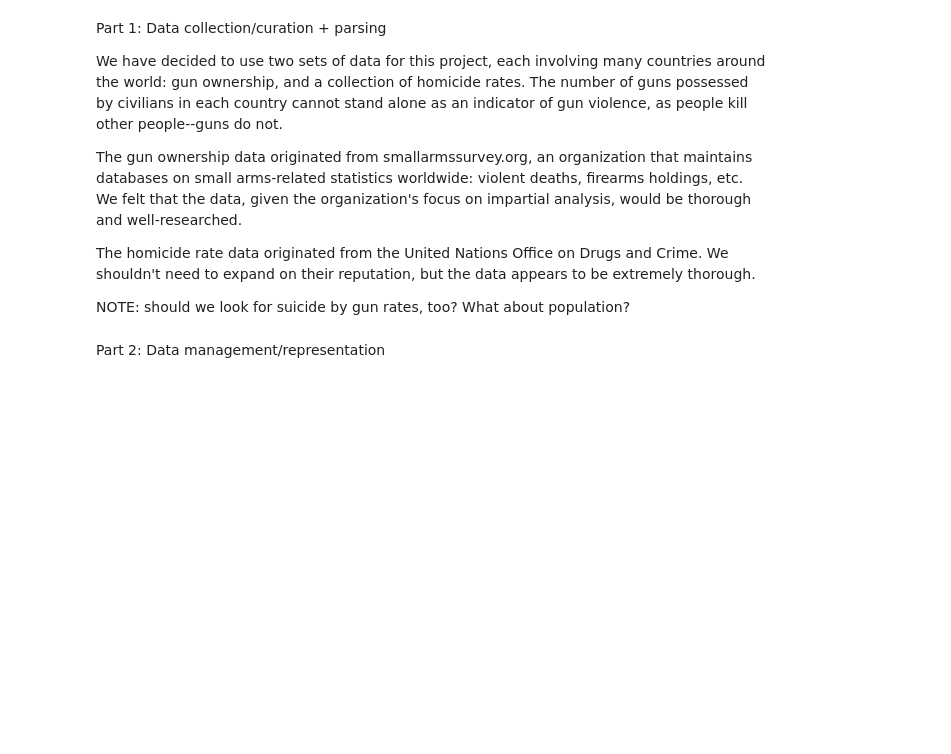
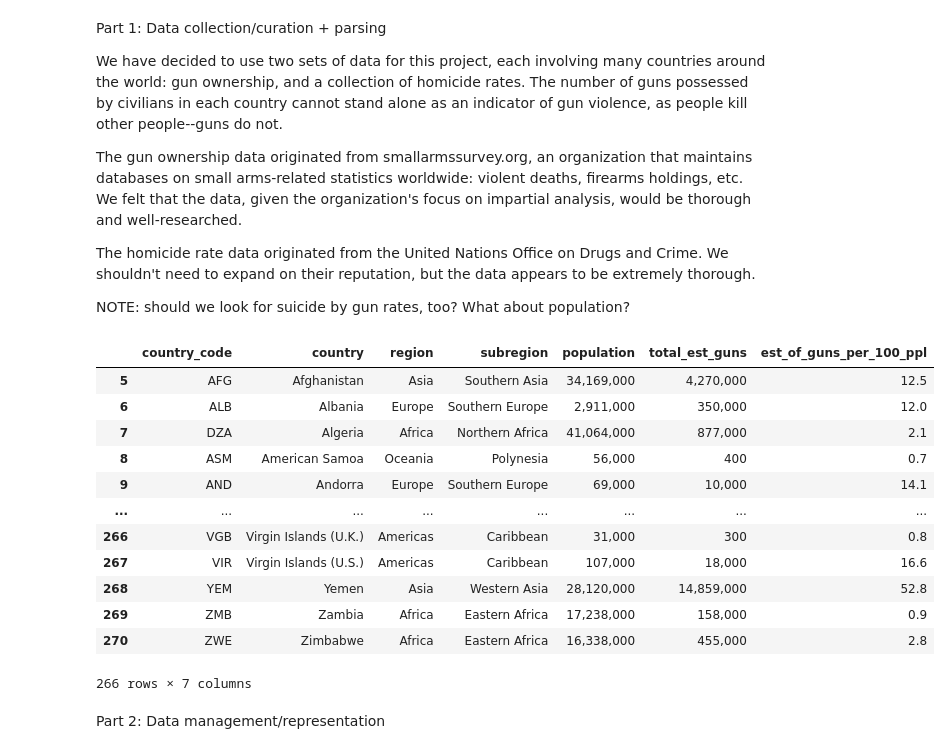
Before and after one commit to the-amazing-works-of-stephanie/gun-violence-analysis, a Jupyter notebook: fp.ipynb, the cells around one changed output. Cells and saved outputs as stored; diff of their text form; code cells hidden in the pictures; blank space fills up the shorter version.

```diff
--- a/fp.ipynb
+++ b/fp.ipynb
@@ -31,19 +31,34 @@ NOTE: should we look for suicide by gun rates, too? What about population?
 # %%
 # opening the homicide rate file
 #NOTE: not sure how to scrape this one off the internet, so downloaded data manually and stuck inside the project
 homicide_rates = pd.read_csv('united_nations_homicide_rate_by_mechanisms.csv')
 
 #opening the gun ownership data
 url = "http://www.smallarmssurvey.org/fileadmin/docs/Weapons_and_Markets/Tools/Firearms_holdings/SAS-BP-Civilian-held-firearms-annexe.pdf"
 got_gun = tabula.io.read_pdf(url, output_format='dataframe', pages='all')
 
 #rename columns
 got_gun[0].columns=['country_code', 'country', 'region', 'subregion', 'population', 'total_est_guns', 'est_of_guns_per_100_ppl', 'delete1', 'comp_method', 'registered_guns', 'delete2', 'unregistered_guns']
 
 #drop some unnecessary columns & rows
 got_gun[0].drop(range(0,5), inplace=True)
-#NOTE: should we delete some other columns? is all of these data relevant for our project?
-got_gun[0].drop(columns=['delete1', 'delete2'], inplace=True)
+got_gun[0].drop(columns=['delete1', 'delete2', 'comp_method', 'registered_guns', 'unregistered_guns'], inplace=True)
+
+got_gun[0]
+# %% [output]
+|  | country_code | country | region | subregion | population | total_est_guns | est_of_guns_per_100_ppl |
+| 5 | AFG | Afghanistan | Asia | Southern Asia | 34,169,000 | 4,270,000 | 12.5 |
+| 6 | ALB | Albania | Europe | Southern Europe | 2,911,000 | 350,000 | 12.0 |
+| 7 | DZA | Algeria | Africa | Northern Africa | 41,064,000 | 877,000 | 2.1 |
+| 8 | ASM | American Samoa | Oceania | Polynesia | 56,000 | 400 | 0.7 |
+| 9 | AND | Andorra | Europe | Southern Europe | 69,000 | 10,000 | 14.1 |
+| ... | ... | ... | ... | ... | ... | ... | ... |
+| 266 | VGB | Virgin Islands (U.K.) | Americas | Caribbean | 31,000 | 300 | 0.8 |
+| 267 | VIR | Virgin Islands (U.S.) | Americas | Caribbean | 107,000 | 18,000 | 16.6 |
+| 268 | YEM | Yemen | Asia | Western Asia | 28,120,000 | 14,859,000 | 52.8 |
+| 269 | ZMB | Zambia | Africa | Eastern Africa | 17,238,000 | 158,000 | 0.9 |
+| 270 | ZWE | Zimbabwe | Africa | Eastern Africa | 16,338,000 | 455,000 | 2.8 |
+266 rows × 7 columns
 # %% [markdown]
 Part 2: Data management/representation
 # %%
```
Also changed, not shown: parts of 14 cells of this notebook.
